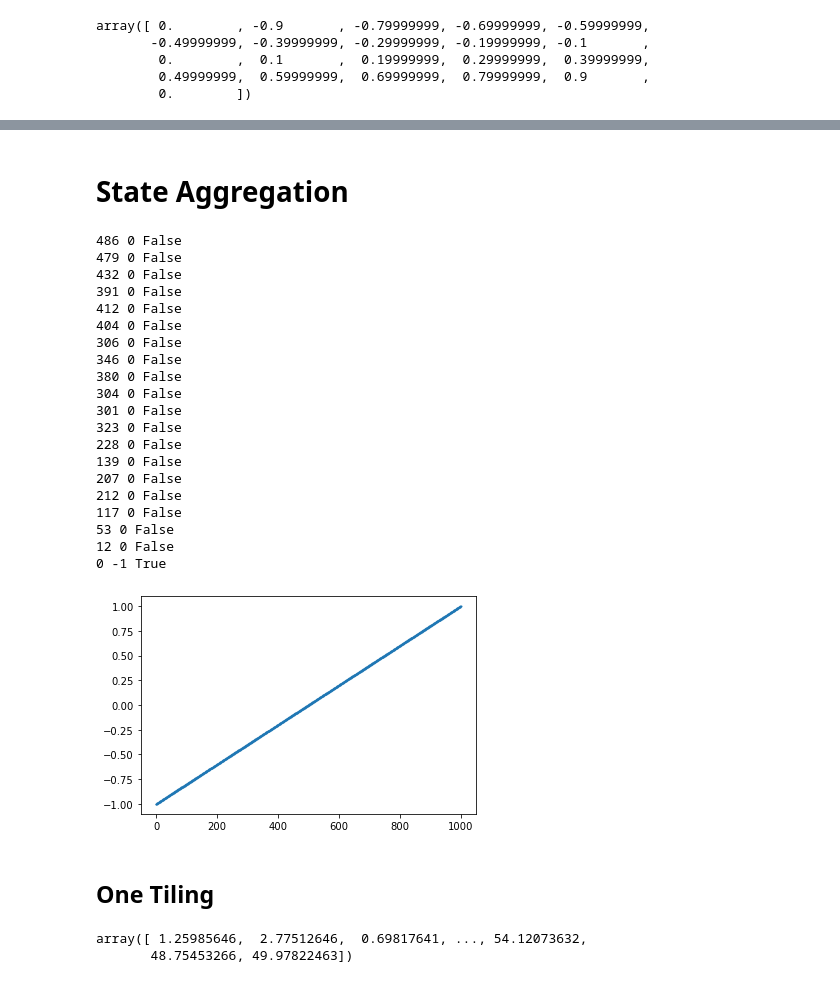
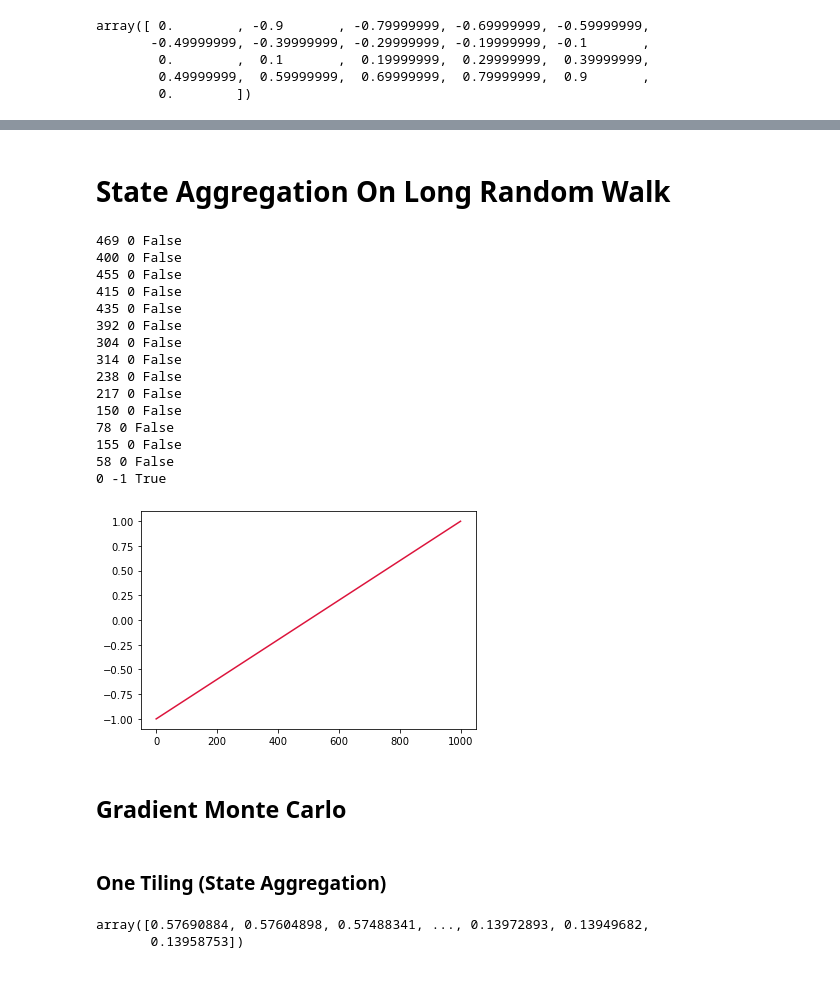
Before and after one commit to TroddenSpade/Exhaustive-Reinforcement-Learning, a Jupyter notebook: problems/RandomWalk/RandomWalk.ipynb, the cells around one changed output, grey strips where cells are left out. Saved outputs shown, nothing was run; the diff lists cells and outputs as text; code cells hidden in the pictures.

```diff
--- a/problems/RandomWalk/RandomWalk.ipynb
+++ b/problems/RandomWalk/RandomWalk.ipynb
@@ -151,5 +153,5 @@ plt.show()
 # %% [markdown]
-# State Aggregation
+# State Aggregation On Long Random Walk
 # %%
 class LongRandomWalk(RandomWalk):
     def __init__(self, states):
@@ -183,39 +185,36 @@ lrw = LongRandomWalk(n_states)
 # %%
 # sample trajectory
-lrw.reset()
+lrw_test.reset()
 while True:
-    state, rew, done = lrw.step()
+    state, rew, done = lrw_test.step()
     print(state, rew, done)
     if done:
         break;
 # %% [output]
-486 0 False
-479 0 False
-432 0 False
-391 0 False
-412 0 False
-404 0 False
-306 0 False
-346 0 False
-380 0 False
+469 0 False
+400 0 False
+455 0 False
+415 0 False
+435 0 False
+392 0 False
 304 0 False
-301 0 False
-323 0 False
-228 0 False
-139 0 False
-207 0 False
-212 0 False
-117 0 False
-53 0 False
-12 0 False
+314 0 False
+238 0 False
+217 0 False
+150 0 False
+78 0 False
+155 0 False
+58 0 False
 0 -1 True
 # %%
 real_values = np.array([i/500.0 - 1 for i in range(0,1000)])
 # %%
-plt.scatter(range(0,1000), real_values, s=1)
+plt.plot(real_values, 'crimson')
 plt.show()
 # %% [output]
-[figure, old version]
+[figure, new version]
+# %% [markdown]
+## Gradient Monte Carlo
 # %%
 class GradientMC():
     def __init__(self, env, n_features, feature_vector, gamma=1, alpha=1e-4):
@@ -266,5 +265,5 @@ class GradientMC():
 # %% [markdown]
-## One Tiling
+### One Tiling (State Aggregation)
 # %%
 tile_size = 200
 n_features = n_states // tile_size
@@ -299,6 +298,6 @@ gmc = GradientMC(lrw, n_features, feature_vector_one_tile)
 # %%
-gmc.estimate(5000)
+gmc_one_tile.estimate(5000)
 # %% [output]
-array([ 1.25985646,  2.77512646,  0.69817641, ..., 54.12073632,
-       48.75453266, 49.97822463])
+array([0.57690884, 0.57604898, 0.57488341, ..., 0.13972893, 0.13949682,
+       0.13958753])
 # %%
```
Also changed, not shown: parts of 23 cells of this notebook.
